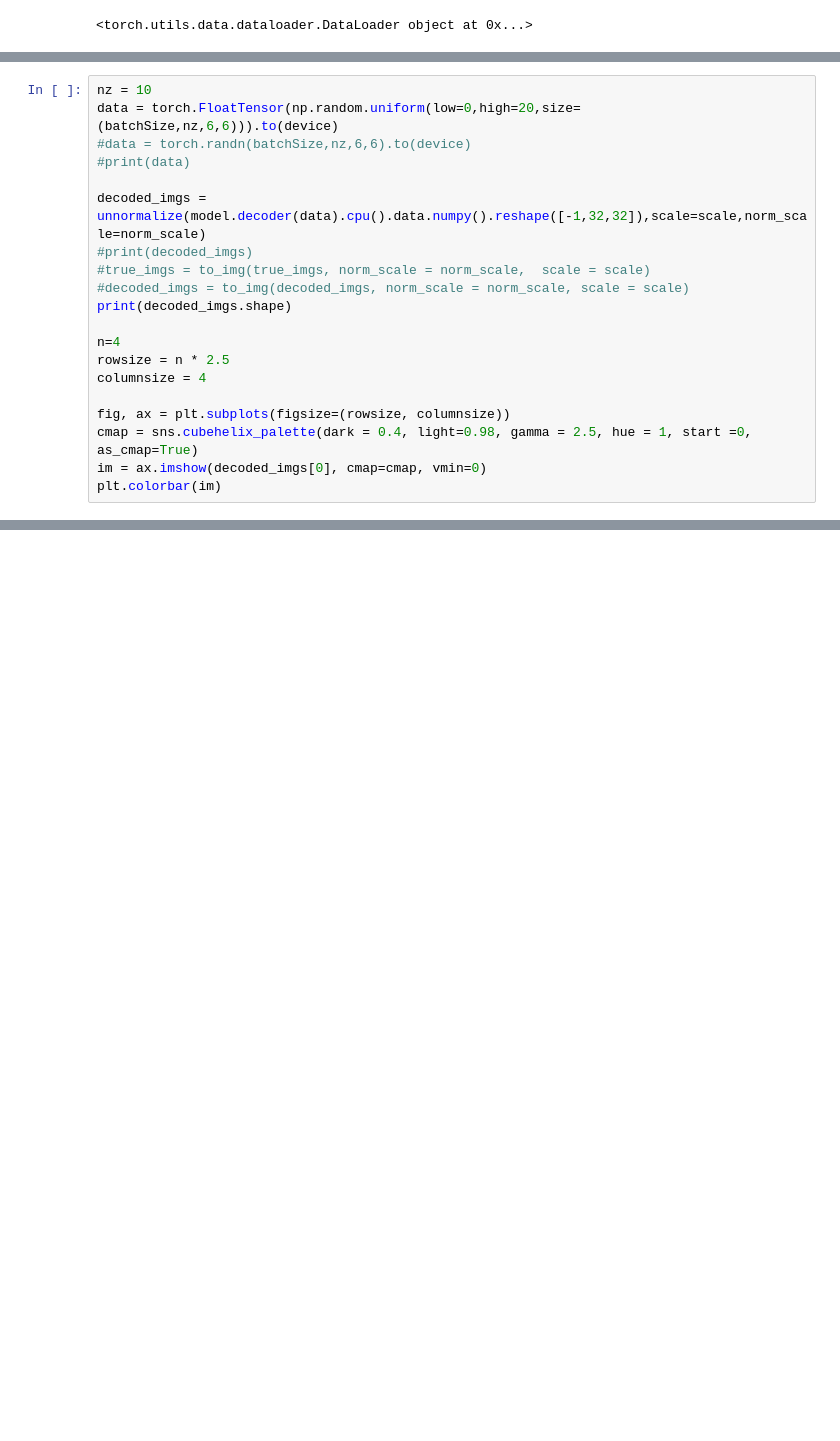
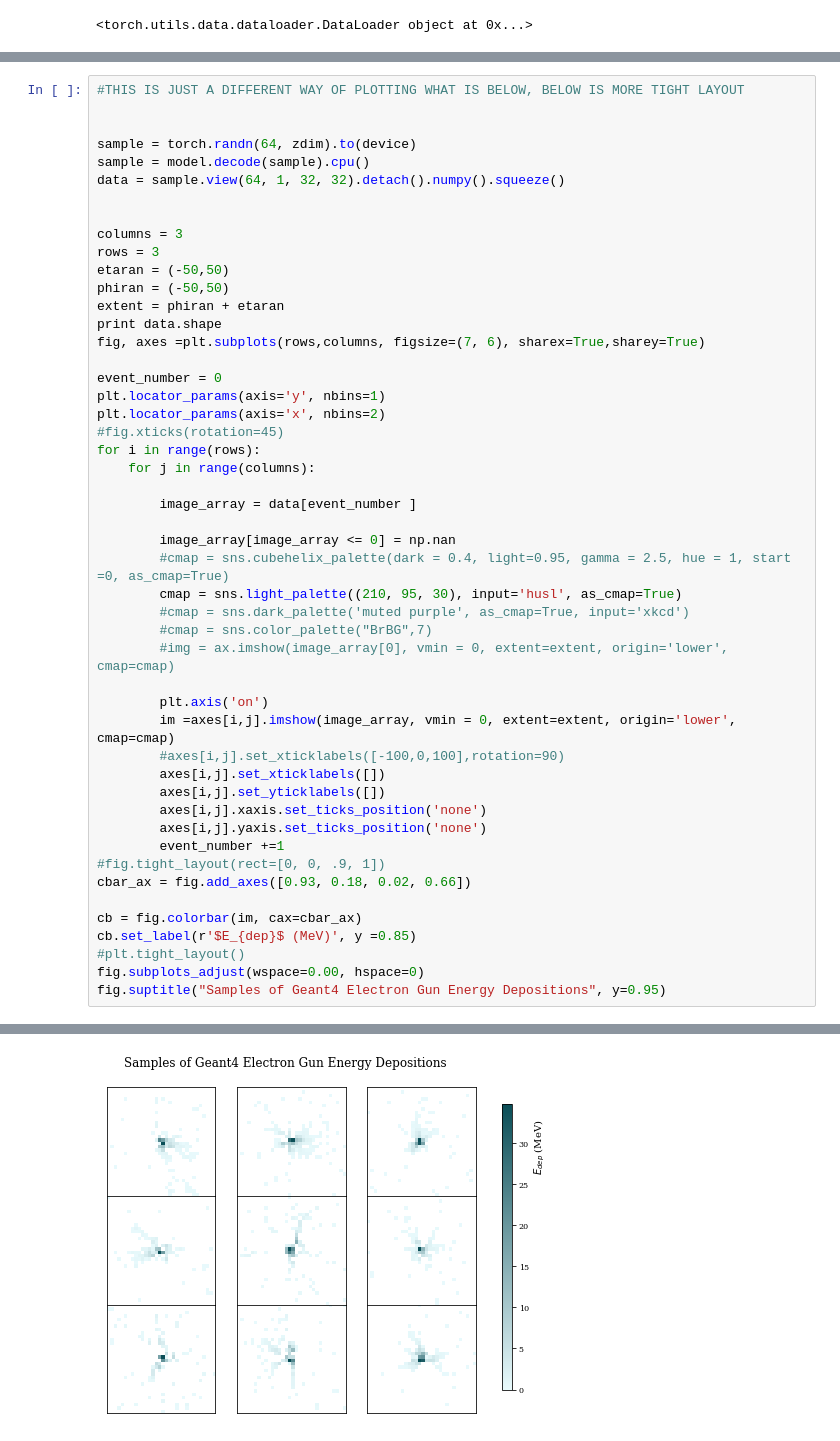
Before and after one commit to malbergo/GenerativeElectronGun, a Jupyter notebook: VAEElectronGun.ipynb, the cells around one changed output, grey strips where cells are left out. Drawn from its saved outputs; the diff is of its cells as text; blank space fills up the shorter version.

```diff
--- a/VAEElectronGun.ipynb
+++ b/VAEElectronGun.ipynb
@@ -537,20 +338,50 @@ plt.colorbar(im)
-# %%
-nz = 10
-data = torch.FloatTensor(np.random.uniform(low=0,high=20,size= (batchSize,nz,6,6))).to(device)
-#data = torch.randn(batchSize,nz,6,6).to(device)
-#print(data)
-
-decoded_imgs = unnormalize(model.decoder(data).cpu().data.numpy().reshape([-1,32,32]),scale=scale,norm_scale=norm_scale)
-#print(decoded_imgs)
-#true_imgs = to_img(true_imgs, norm_scale = norm_scale,  scale = scale)
-#decoded_imgs = to_img(decoded_imgs, norm_scale = norm_scale, scale = scale)
-print(decoded_imgs.shape)
-
-n=4
-rowsize = n * 2.5
-columnsize = 4
-
-fig, ax = plt.subplots(figsize=(rowsize, columnsize))
-cmap = sns.cubehelix_palette(dark = 0.4, light=0.98, gamma = 2.5, hue = 1, start =0, as_cmap=True)
-im = ax.imshow(decoded_imgs[0], cmap=cmap, vmin=0)
-plt.colorbar(im)
+# %%
+#THIS IS JUST A DIFFERENT WAY OF PLOTTING WHAT IS BELOW, BELOW IS MORE TIGHT LAYOUT
+
+
+sample = torch.randn(64, zdim).to(device)
+sample = model.decode(sample).cpu()
+data = sample.view(64, 1, 32, 32).detach().numpy().squeeze()
+
+
+columns = 3
+rows = 3
+etaran = (-50,50)
+phiran = (-50,50)
+extent = phiran + etaran
+print data.shape
+fig, axes =plt.subplots(rows,columns, figsize=(7, 6), sharex=True,sharey=True)
+
+event_number = 0
+plt.locator_params(axis='y', nbins=1)
+plt.locator_params(axis='x', nbins=2)
+#fig.xticks(rotation=45)
+for i in range(rows):
+    for j in range(columns):
+
+        image_array = data[event_number ]
+
+        image_array[image_array <= 0] = np.nan
+        #cmap = sns.cubehelix_palette(dark = 0.4, light=0.95, gamma = 2.5, hue = 1, start =0, as_cmap=True)
+        cmap = sns.light_palette((210, 95, 30), input='husl', as_cmap=True)
+        #cmap = sns.dark_palette('muted purple', as_cmap=True, input='xkcd')
+        #cmap = sns.color_palette("BrBG",7)
+        #img = ax.imshow(image_array[0], vmin = 0, extent=extent, origin='lower', cmap=cmap)
+
+        plt.axis('on')
+        im =axes[i,j].imshow(image_array, vmin = 0, extent=extent, origin='lower', cmap=cmap)
+        #axes[i,j].set_xticklabels([-100,0,100],rotation=90)
+        axes[i,j].set_xticklabels([])
+        axes[i,j].set_yticklabels([])
+        axes[i,j].xaxis.set_ticks_position('none')
+        axes[i,j].yaxis.set_ticks_position('none')
+        event_number +=1
+#fig.tight_layout(rect=[0, 0, .9, 1])
+cbar_ax = fig.add_axes([0.93, 0.18, 0.02, 0.66])
+
+cb = fig.colorbar(im, cax=cbar_ax)
+cb.set_label(r'$E_{dep}$ (MeV)', y =0.85)
+#plt.tight_layout()
+fig.subplots_adjust(wspace=0.00, hspace=0)
+fig.suptitle("Samples of Geant4 Electron Gun Energy Depositions", y=0.95)
+# %% [output]
@@ -556,0 +390 @@ plt.colorbar(im)
+[figure, added]
```
Also changed, not shown: parts of 16 cells of this notebook.
